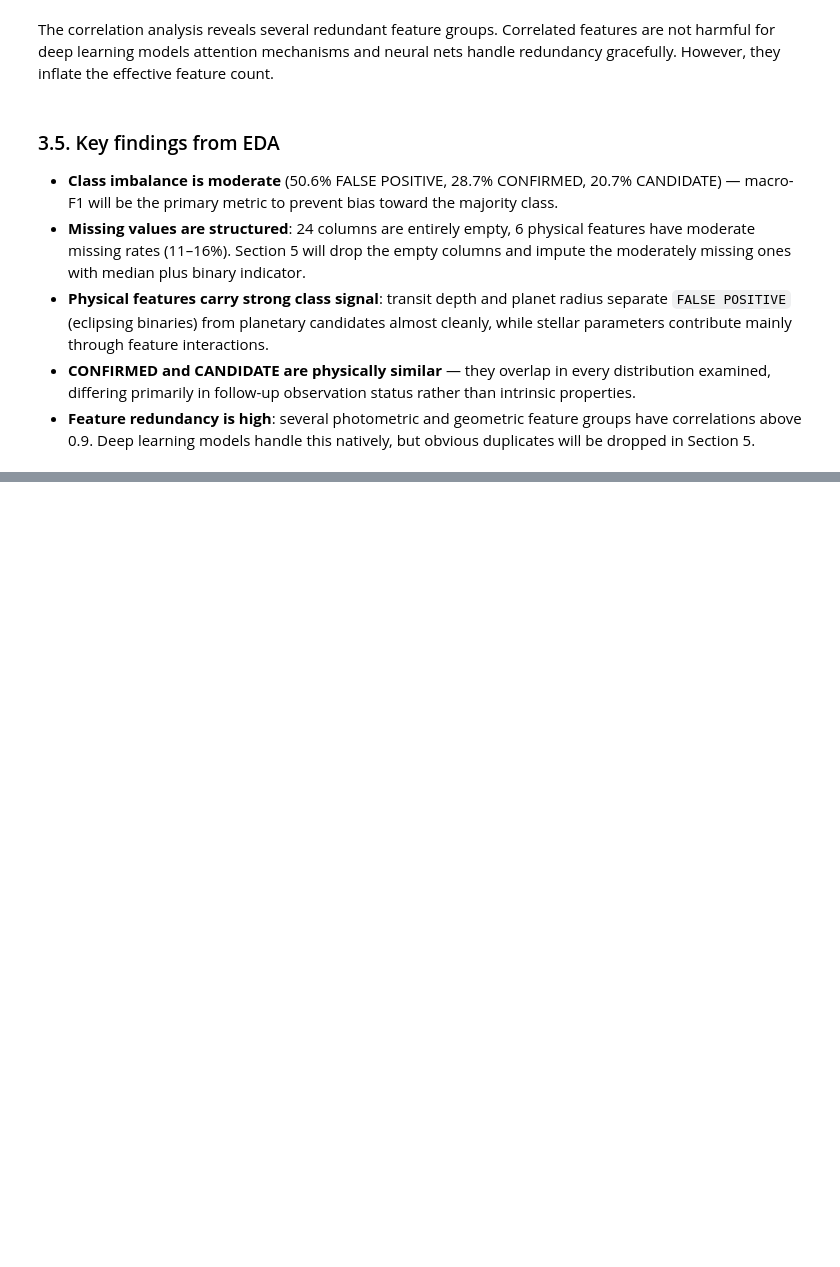
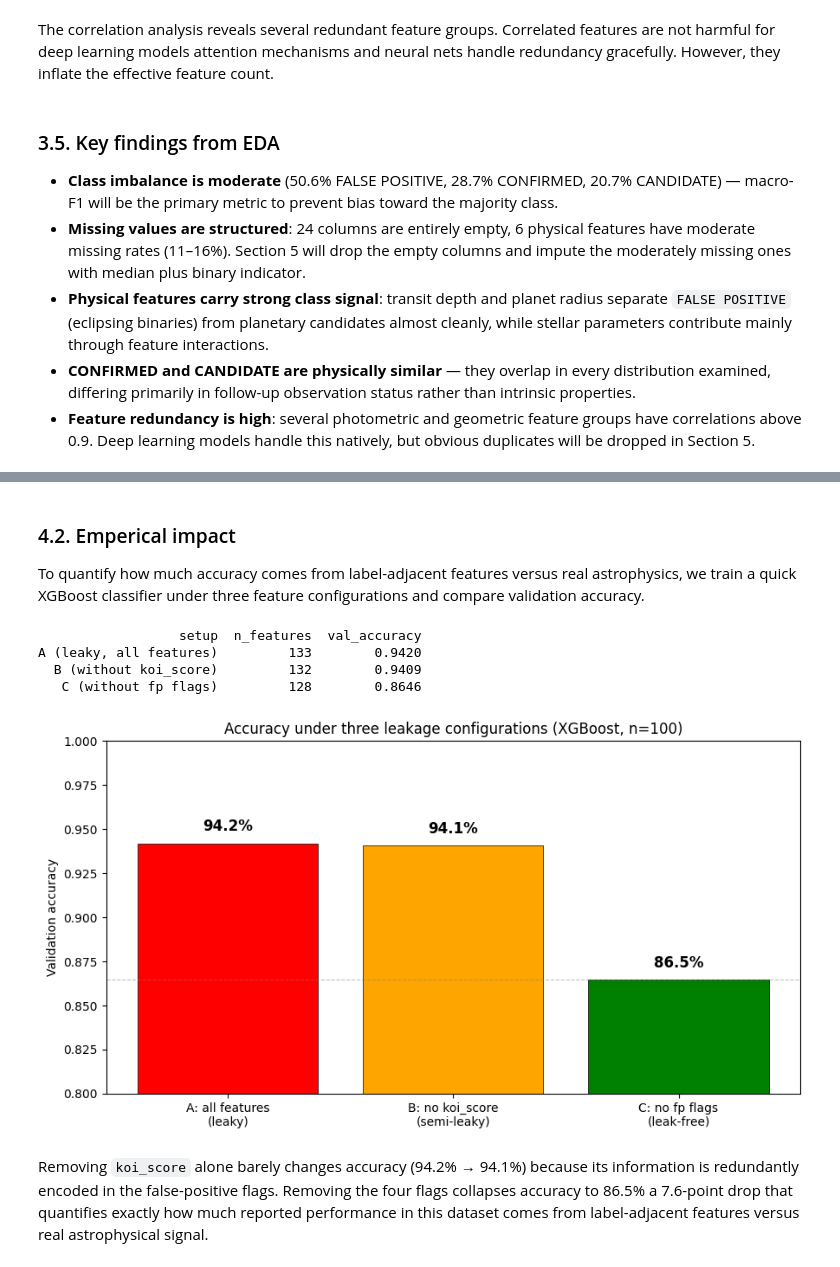
Before and after one commit to AhmedInv40/kepler-exoplanet-dl, a Jupyter notebook: notebooks/01_data_exploration_and_cleaning.ipynb, the cells around one changed output, grey strips where cells are left out. Cells and saved outputs as stored; diff of their text form; code cells hidden in the pictures; blank space fills up the shorter version.

Commit message:
docs: add data leakage analysis with emperical impact

```diff
--- a/notebooks/01_data_exploration_and_cleaning.ipynb
+++ b/notebooks/01_data_exploration_and_cleaning.ipynb
@@ -522,0 +553,57 @@ Correlated features are not harmful for deep learning models attention mechanism
+# %% [markdown]
+### 4.2. Emperical impact
+
+To quantify how much accuracy comes from label-adjacent features versus real astrophysics, we train a quick XGBoost classifier under three feature configurations and compare validation accuracy.
+# %%
+le = LabelEncoder()
+y = le.fit_transform(planets[target_col])
+numerical_all = planets.select_dtypes(include=[np.number]).columns.tolist()
+setup_a_features = [c for c in numerical_all if c != target_col]
+setup_b_features = [c for c in setup_a_features if c != "koi_score"]
+setup_c_features = [c for c in setup_b_features if c not in fp_flag_cols]
+setups = {
+    "A (leaky, all features)":       setup_a_features,
+    "B (without koi_score)":         setup_b_features,
+    "C (without fp flags)":          setup_c_features,
+}
+
+results = []
+for name, features in setups.items():
+    X = planets[features].fillna(planets[features].median(numeric_only=True))
+    X_train, X_val, y_train, y_val = train_test_split(X, y, test_size=0.2, stratify=y, random_state=RANDOM_SEED)
+    model = XGBClassifier(n_estimators=100, max_depth=4, random_state=RANDOM_SEED, verbosity=0)
+    model.fit(X_train, y_train)
+    acc = model.score(X_val, y_val)
+    results.append({"setup": name, "n_features": len(features), "val_accuracy": acc})
+
+results_df = pd.DataFrame(results)
+print(results_df.to_string(index=False))
+# %% [output]
+                  setup  n_features  val_accuracy
+A (leaky, all features)         133        0.9420
+  B (without koi_score)         132        0.9409
+   C (without fp flags)         128        0.8646
+# %%
+# Visualization
+fig, ax = plt.subplots(figsize=(9, 5))
+
+setup_labels = ["A: all features\n(leaky)", "B: no koi_score\n(semi-leaky)", "C: no fp flags\n(leak-free)"]
+colors_bar = ["red", "orange", "green"]
+
+bars = ax.bar(setup_labels, results_df["val_accuracy"], color=colors_bar, edgecolor="black", linewidth=0.5)
+
+for bar, acc in zip(bars, results_df["val_accuracy"]):
+    ax.text(bar.get_x() + bar.get_width() / 2, bar.get_height() + 0.005,
+            f"{acc*100:.1f}%", ha="center", va="bottom", fontsize=12, fontweight="bold")
+
+ax.set_ylabel("Validation accuracy")
+ax.set_title("Accuracy under three leakage configurations (XGBoost, n=100)")
+ax.set_ylim(0.8, 1.0)
+ax.axhline(y=results_df["val_accuracy"].iloc[2], color="gray", linestyle="--", linewidth=0.8, alpha=0.5)
+
+plt.tight_layout()
+plt.show()
+# %% [output]
+[figure, added]
+# %% [markdown]
+Removing `koi_score` alone barely changes accuracy (94.2% → 94.1%) because its information is redundantly encoded in the false-positive flags. Removing the four flags collapses accuracy to 86.5% a 7.6-point drop that quantifies exactly how much reported performance in this dataset comes from label-adjacent features versus real astrophysical signal.
```
Also changed, not shown: parts of 6 cells of this notebook.
